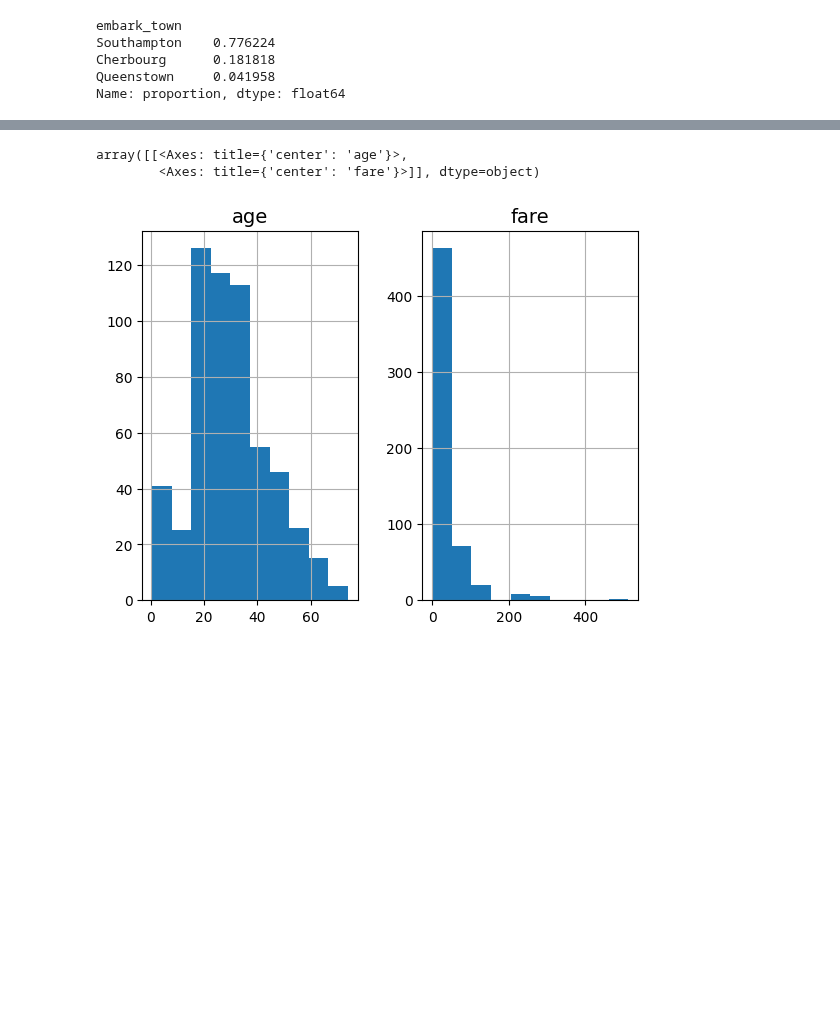
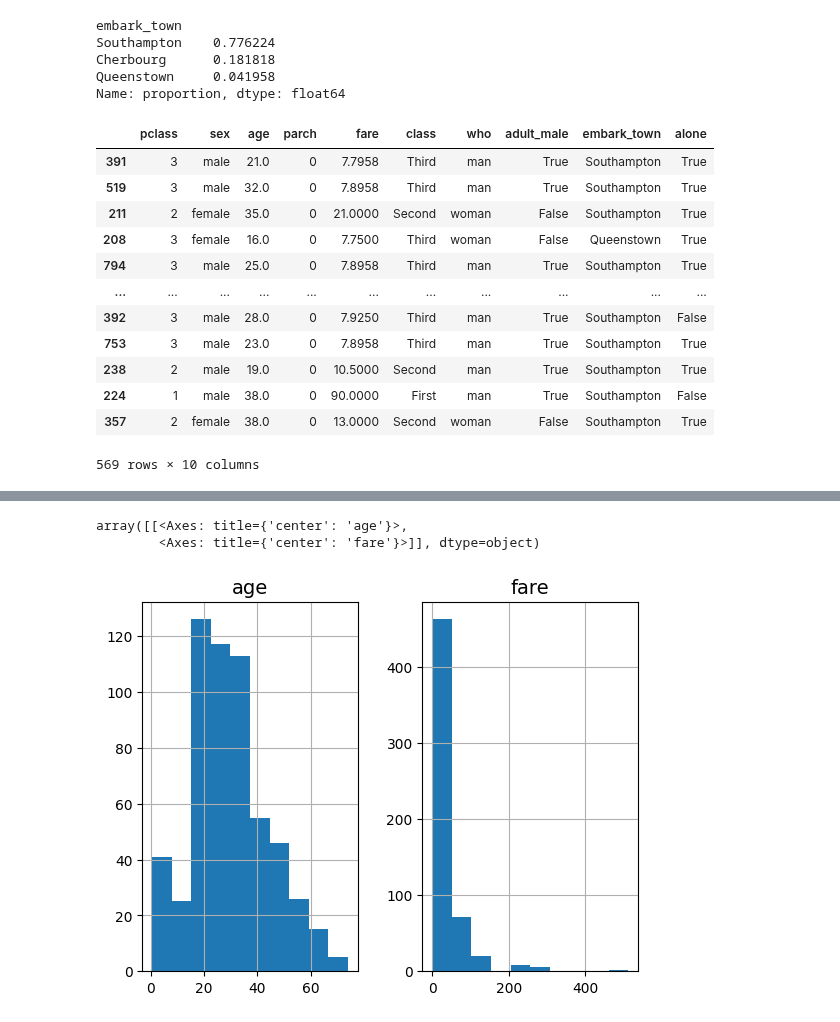
Before and after one commit to jl-padilla/ONLINE_DS_THEBRIDGE_repo, a Jupyter notebook: sprint10/unidad2/Practica_Obligatoria/18_Practica_Obligatoria_Clasificacion_y_Regresion_Logistica.ipynb, the cells around one changed output, grey strips where cells are left out. Cells and saved outputs as stored; diff of their text form; code cells hidden in the pictures; blank space fills up the shorter version.

```diff
--- a/sprint10/unidad2/Practica_Obligatoria/18_Practica_Obligatoria_Clasificacion_y_Regresion_Logistica.ipynb
+++ b/sprint10/unidad2/Practica_Obligatoria/18_Practica_Obligatoria_Clasificacion_y_Regresion_Logistica.ipynb
@@ -227,0 +237,16 @@ X_test = imputer.transform(X_test)  # Aplicar el mismo imputador al conjunto
+# %%
+X_train
+# %% [output]
+|  | pclass | sex | age | parch | fare | class | who | adult_male | embark_town | alone |
+| 391 | 3 | male | 21.0 | 0 | 7.7958 | Third | man | True | Southampton | True |
+| 519 | 3 | male | 32.0 | 0 | 7.8958 | Third | man | True | Southampton | True |
+| 211 | 2 | female | 35.0 | 0 | 21.0000 | Second | woman | False | Southampton | True |
+| 208 | 3 | female | 16.0 | 0 | 7.7500 | Third | woman | False | Queenstown | True |
+| 794 | 3 | male | 25.0 | 0 | 7.8958 | Third | man | True | Southampton | True |
+| ... | ... | ... | ... | ... | ... | ... | ... | ... | ... | ... |
+| 392 | 3 | male | 28.0 | 0 | 7.9250 | Third | man | True | Southampton | False |
+| 753 | 3 | male | 23.0 | 0 | 7.8958 | Third | man | True | Southampton | True |
+| 238 | 2 | male | 19.0 | 0 | 10.5000 | Second | man | True | Southampton | True |
+| 224 | 1 | male | 38.0 | 0 | 90.0000 | First | man | True | Southampton | False |
+| 357 | 2 | female | 38.0 | 0 | 13.0000 | Second | woman | False | Southampton | True |
+569 rows × 10 columns
```
Also changed, not shown: parts of 17 cells of this notebook.
